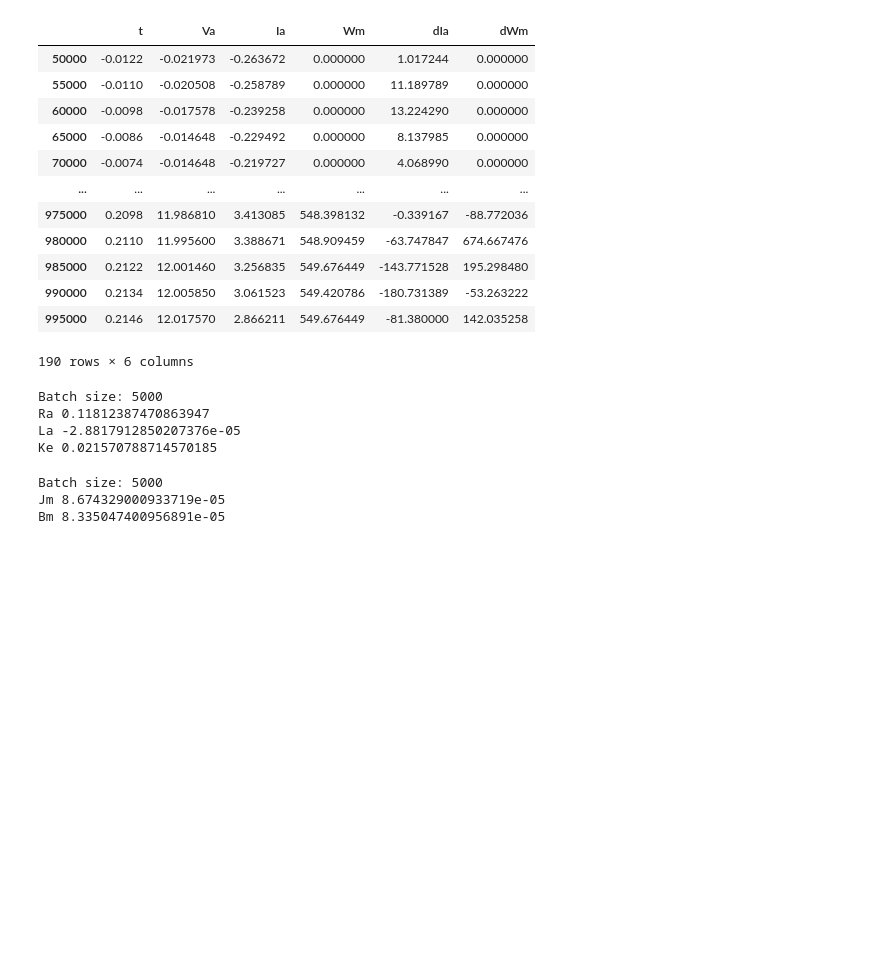
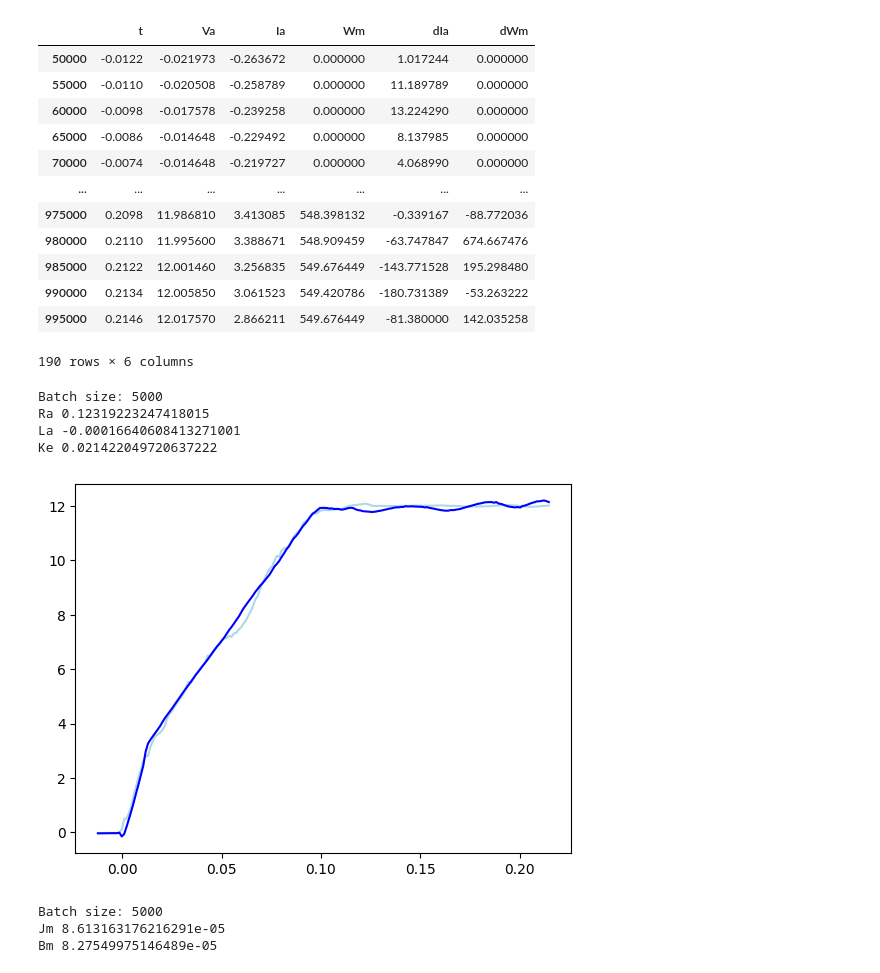
Before and after one commit to sackariaslunman/billy-agv, a Jupyter notebook: simulation/dcmotor_regression.ipynb, the cells around one changed output. Drawn from its saved outputs; the diff is of its cells as text; code cells hidden in the pictures; blank space fills up the shorter version.

```diff
--- a/simulation/dcmotor_regression.ipynb
+++ b/simulation/dcmotor_regression.ipynb
@@ -147,53 +148,84 @@ dWm = np.array(df_filtered["dWm"].array)
 # %%
-Xy = np.zeros((3,1))
-XX_T = np.zeros((3,3))
+R_t = np.zeros((3,3))
+h_t = np.zeros((3,1))
+lambda_t = 0
+theta_t = np.zeros((3,1))
+S0 = 1
 
-# Va = i*Ra + L*di/dt + Ke*w
-# Kt*i - TL = 0 + Jm*dw/dt + Bm*w
+# Circuit equation
+# Va - Ke*w = i*Ra + L*di/dt
 
 for k in range(len(t)):
     y = np.vstack([Va[k]])
     X = np.array([
         [Ia[k], dIa[k], Wm[k]],
     ])
-    Xy += X.T @ y
-    XX_T += X.T @ X
+    R_t = X.T @ X + lambda_t * R_t
+    h_t = X.T @ y + lambda_t * h_t
+
+    if np.linalg.det(R_t) != 0:
+        P_t = np.linalg.inv(R_t)
+        theta_t = P_t @ h_t
+        sigma = (y - X @ theta_t).sum()
+        lambda_t = 1 - (sigma ** 2) / (S0 * (1 + X @ P_t @ X.T))
 
 print("Batch size:", batch_size)
-theta = np.linalg.inv(XX_T) @ Xy
+theta = theta_t
 Ra_pred, La_pred, Ke_pred = theta.T[0][:3]
-La_pred *= 1
 
 print("Ra", Ra_pred)
 print("La", La_pred)
 print("Ke", Ke_pred)
 # %% [output]
 Batch size: 5000
-Ra 0.11812387470863947
-La -2.8817912850207376e-05
-Ke 0.021570788714570185
+Ra 0.12319223247418015
+La -0.00016640608413271001
+Ke 0.021422049720637222
+# %%
+# Equations
+# Va = i*Ra + L*di/dt + Ke*w
+# Tm = Kt*i = TL + Jm*dw/dt + Bm*w
+# TL = Kt*i - Jm*dw/dt - Bm*w
+
+Va_pred = Ia*Ra_pred + La_pred*dIa + Ke_pred*Wm
+
+plt.plot(t, Va, c="lightblue")
+plt.plot(t, Va_pred, c="blue")
+plt.show()
+# %% [output]
+[figure, added]
 # %%
-Xy = np.zeros((2,1))
-XX_T = np.zeros((2,2))
+R_t = np.zeros((2,2))
+h_t = np.zeros((2,1))
+lambda_t = 0
+theta_t = np.zeros((2,1))
+S0 = 1
 
-# Kt*i = Jm*dw/dt + Bm*w + TL
+# Torque Equation
+# Ke*i - TL = Jm*dw/dt + Bm*w
 
 for k in range(len(t)):
-    y = np.vstack([Ke_pred * Ia[k]])
+    y = np.vstack([Ke_pred * Ia[k] - TL])
     X = np.array([
         [dWm[k], Wm[k]],
     ])
-    Xy += X.T @ y
-    XX_T += X.T @ X
+    R_t = X.T @ X + lambda_t * R_t
+    h_t = X.T @ y + lambda_t * h_t
+
+    if np.linalg.det(R_t) != 0:
+        P_t = np.linalg.inv(R_t)
+        theta_t = P_t @ h_t
+        sigma = (y - X @ theta_t).sum()
+        lambda_t = 1 - (sigma ** 2) / (S0 * (1 + X @ P_t @ X.T))
 
 print("Batch size:", batch_size)
-theta = np.linalg.inv(XX_T) @ Xy
-Jm_pred, Bm_pred = theta.T[0][:3]
+theta = theta_t
+Jm_pred, Bm_pred = theta.T[0][:2]
 
 print("Jm", Jm_pred)
 print("Bm", Bm_pred)
 # %% [output]
 Batch size: 5000
-Jm 8.674329000933719e-05
-Bm 8.335047400956891e-05
+Jm 8.613163176216291e-05
+Bm 8.27549975146489e-05
 # %%
```
Also changed, not shown: parts of 2 cells of this notebook, 11 other files.
